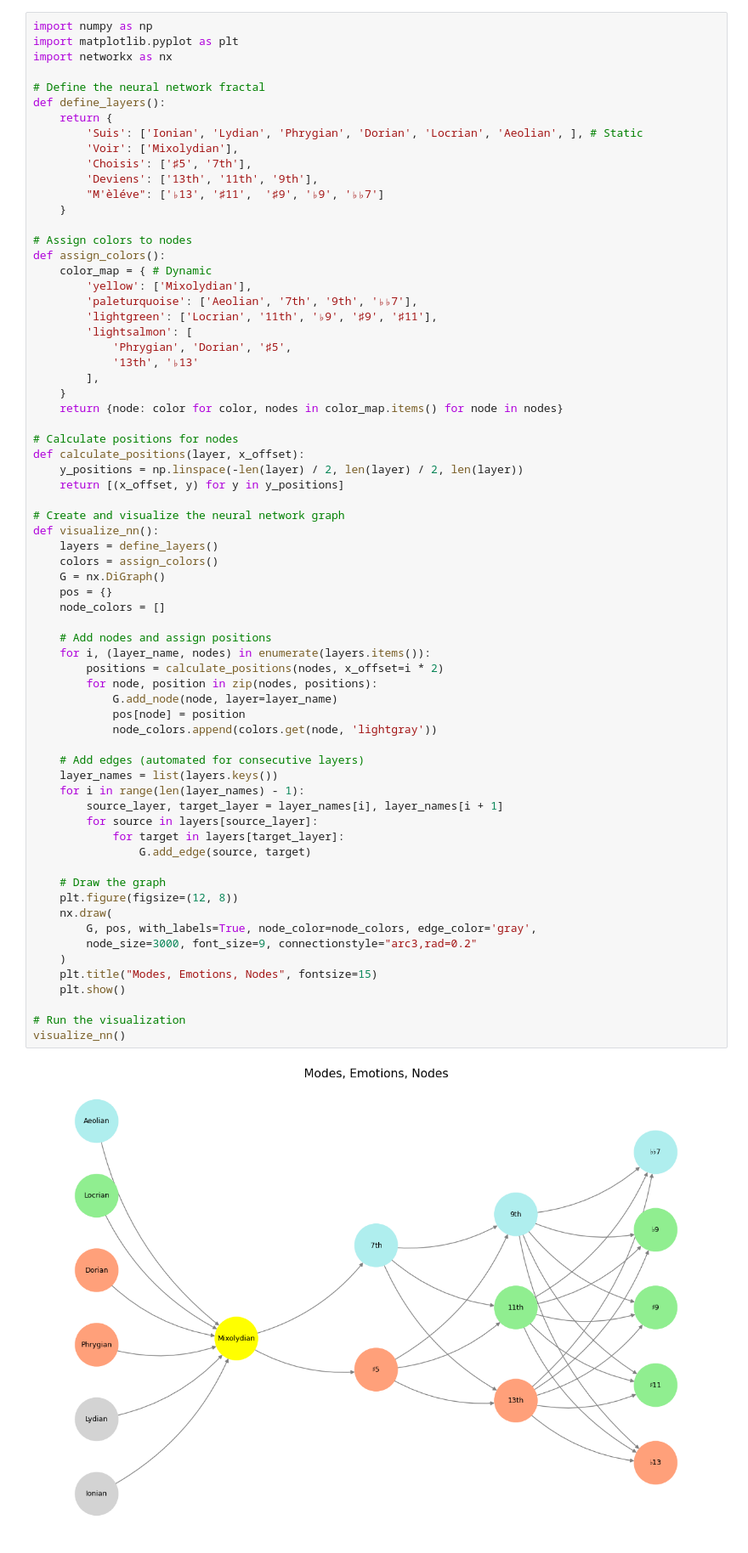
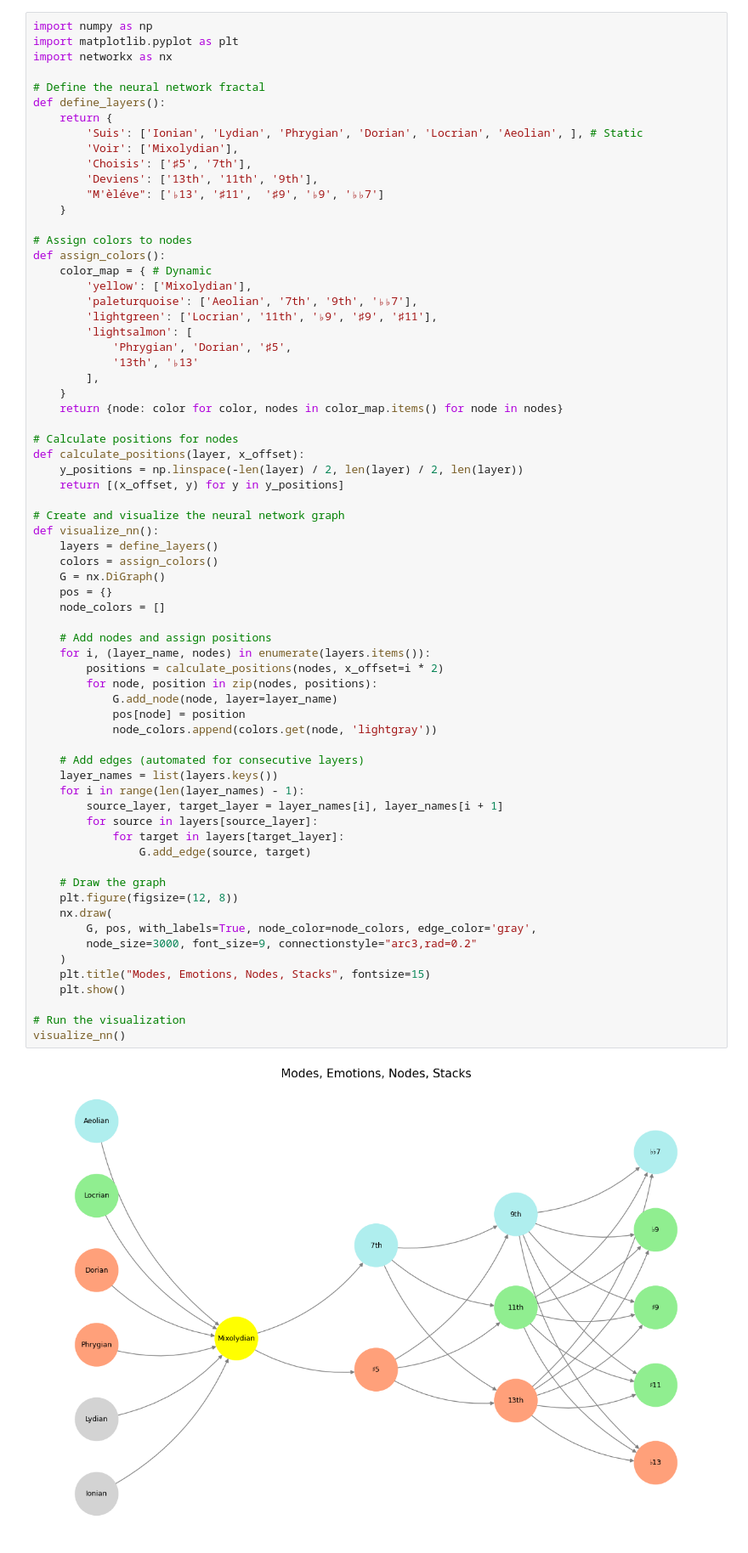
Before and after one commit to abikesa/website, a Jupyter notebook: kitabo/ensi/_build/jupyter_execute/index.ipynb, the cells around one changed output. Shown at 85% size. Saved outputs shown, nothing was run; the diff lists cells and outputs as text.

````diff
--- a/kitabo/ensi/_build/jupyter_execute/index.ipynb
+++ b/kitabo/ensi/_build/jupyter_execute/index.ipynb
@@ -62,35 +62,35 @@ def visualize_nn():
     pos = {}
     node_colors = []
 
     # Add nodes and assign positions
     for i, (layer_name, nodes) in enumerate(layers.items()):
         positions = calculate_positions(nodes, x_offset=i * 2)
         for node, position in zip(nodes, positions):
             G.add_node(node, layer=layer_name)
             pos[node] = position
             node_colors.append(colors.get(node, 'lightgray'))
 
     # Add edges (automated for consecutive layers)
     layer_names = list(layers.keys())
     for i in range(len(layer_names) - 1):
         source_layer, target_layer = layer_names[i], layer_names[i + 1]
         for source in layers[source_layer]:
             for target in layers[target_layer]:
                 G.add_edge(source, target)
 
     # Draw the graph
     plt.figure(figsize=(12, 8))
     nx.draw(
         G, pos, with_labels=True, node_color=node_colors, edge_color='gray',
         node_size=3000, font_size=9, connectionstyle="arc3,rad=0.2"
     )
-    plt.title("Modes, Emotions, Nodes", fontsize=15)
+    plt.title("Modes, Emotions, Nodes, Stacks", fontsize=15)
     plt.show()
 
 # Run the visualization
 visualize_nn()
 # %% [output]
-[figure, old version]
+[figure, new version]
 # %% [markdown]
 ```{figure} figures/blanche.*
 ---
````
Also changed, not shown: 12 other files.
